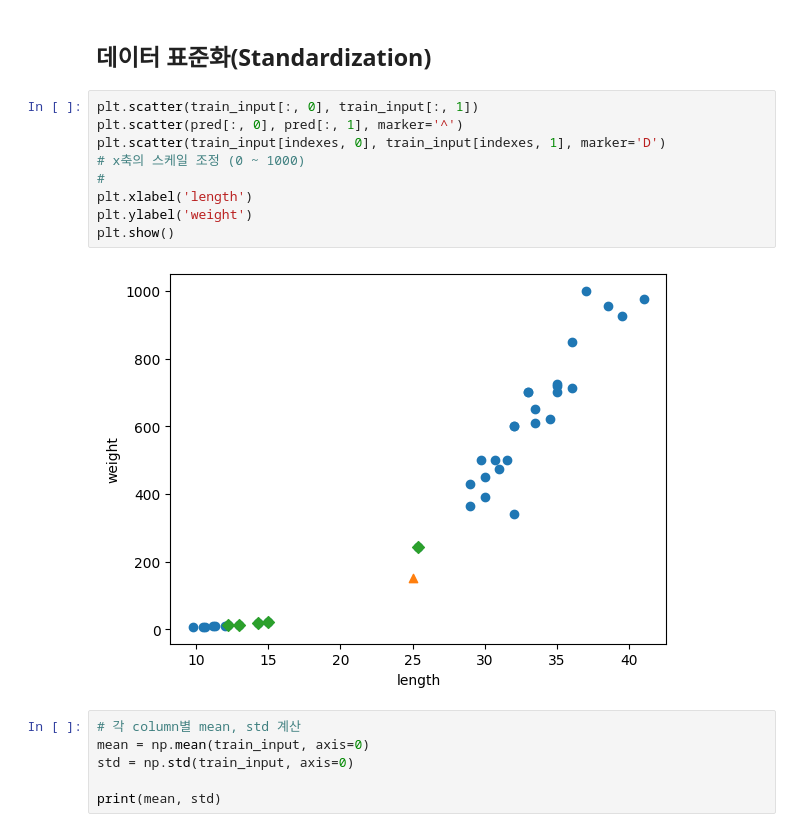
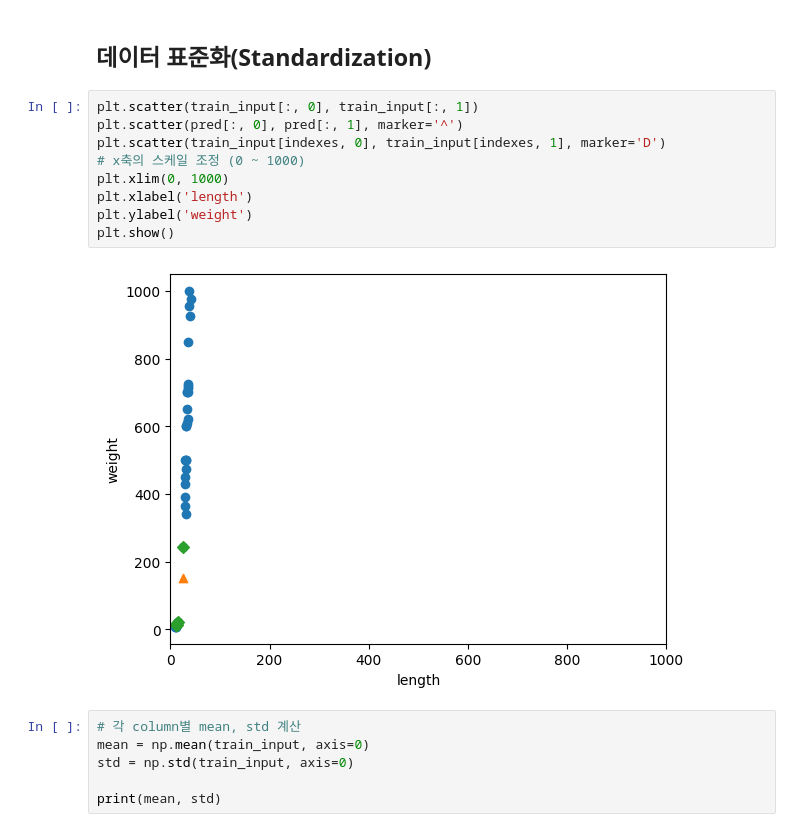
Before and after one commit to bum0w0/Machine-Learning, a Jupyter notebook: ml_02.ipynb, the cells around one changed output. Drawn from its saved outputs; the diff is of its cells as text.

```diff
--- a/ml_02.ipynb
+++ b/ml_02.ipynb
@@ -249,14 +254,14 @@ print(train_target[indexes])
 # %%
 plt.scatter(train_input[:, 0], train_input[:, 1])
 plt.scatter(pred[:, 0], pred[:, 1], marker='^')
 plt.scatter(train_input[indexes, 0], train_input[indexes, 1], marker='D')
 # x축의 스케일 조정 (0 ~ 1000)
-#
+plt.xlim(0, 1000)
 plt.xlabel('length')
 plt.ylabel('weight')
 plt.show()
 # %% [output]
-[figure, old version]
+[figure, new version]
 # %%
 # 각 column별 mean, std 계산
 mean = np.mean(train_input, axis=0)
```
Also changed, not shown: parts of 16 cells of this notebook.
